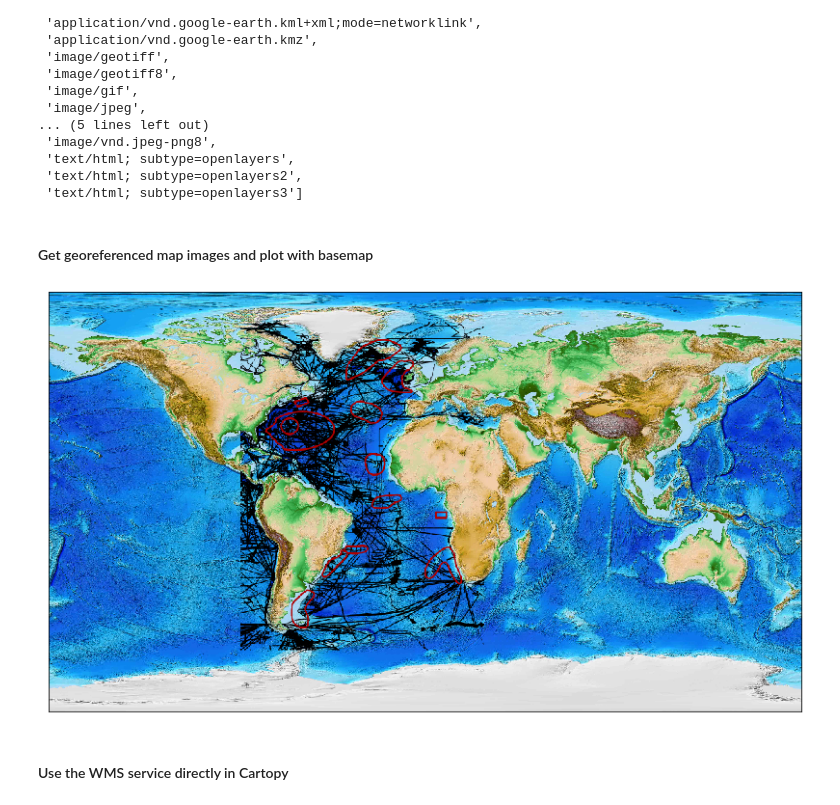
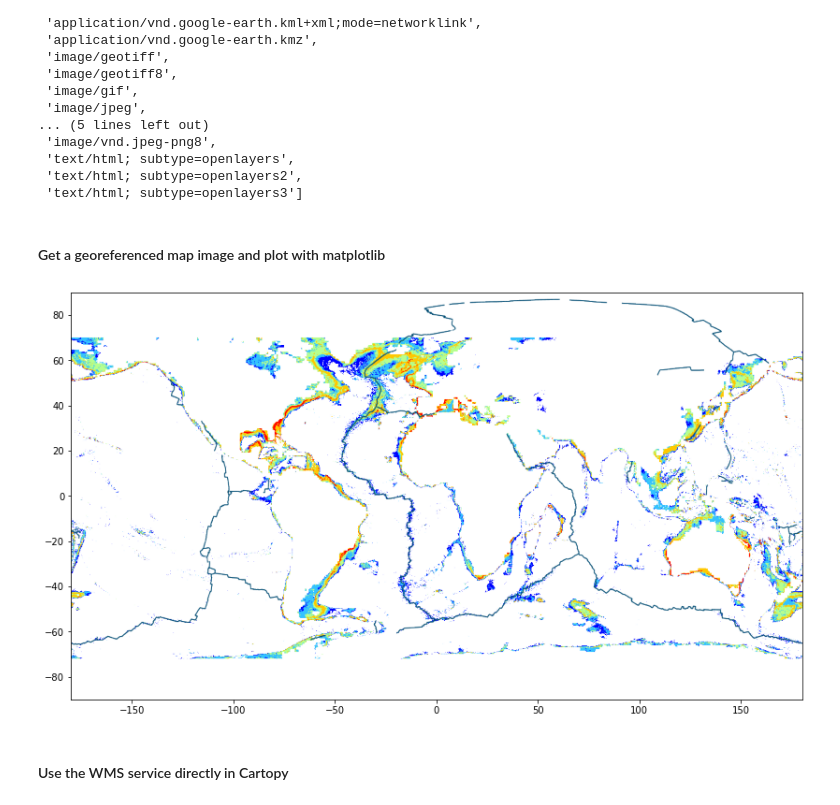
Before and after one commit to iAtlanitcGeoNode/OGC_webservices_workshop, a Jupyter notebook: 2_visualize_data_with_WMS.ipynb, the cells around one changed output. Cells and saved outputs as stored; diff of their text form; code cells hidden in the pictures.

```diff
--- a/2_visualize_data_with_WMS.ipynb
+++ b/2_visualize_data_with_WMS.ipynb
@@ -88,42 +105,42 @@ wms.getOperationByName('GetMap').formatOptions
  'text/html; subtype=openlayers2',
  'text/html; subtype=openlayers3']
 # %% [markdown]
-#### Get georeferenced map images and plot with basemap
+#### Get a georeferenced map image and plot with matplotlib
 # %%
 %matplotlib inline
 import os, sys
 import matplotlib.image as mpimg
 import matplotlib.pyplot as plt
-from mpl_toolkits.basemap import Basemap
 
-def getMap(layerName,bbox,filename):
+def getMap(layerNames,bbox,filename):
     wms.getOperationByName('GetMap').formatOptions
-    img = wms.getmap(layers=[layerName],
+    img = wms.getmap(layers=layerNames,
                  size=(1200,600),
                  srs='EPSG:4326',
                  bbox=bbox,
                  format='image/png',
                  transparent=True)
 
     tmpfile = open(filename,'wb')
     tmpfile.write(img.read())
     tmpfile.close()
 
-getMap('geonode:DCDB_200320_BathyCoverage_iAtlantic',(-180,-90,180,90), 'img/bathymetry.png')
-getMap('geonode:iAtlantic_Research_Areas_merged',(-180,-90,180,90), 'img/research_areas.png')
+# get a georeferenced image combining the the Alcyoniina Habitat Suitability overlaid with the location of Oceanic Ridges
+getMap(
+    layerNames=['geonode:Alcyoniina_Habitat_Suitability','geonode:Oceanic_Ridge'],
+    bbox=(-180,-90,180,90),
+    filename='data/AlcyoniinaHabitatSuitability_and_OceanicRidges.png'
+)
 
-image1=mpimg.imread('img/bathymetry.png')
-image2=mpimg.imread('img/research_areas.png')
+# read the image
+image=mpimg.imread('data/AlcyoniinaHabitatSuitability_and_OceanicRidges.png')
 
+# plot th image
 plt.figure(figsize=(14, 8))
-map = Basemap()
-map.etopo() # get a nice background map
-plt.imshow(image1,extent=[-180,180,-90,90],aspect='auto')
-plt.imshow(image2,extent=[-180,180,-90,90],aspect='auto')
-
+plt.imshow(image,extent=[-180,180,-90,90],aspect='auto')
 plt.show()
 # %% [output]
-[figure, old version]
+[figure, new version]
 # %% [markdown]
 #### Use the WMS service directly in Cartopy
 # %%
```
Also changed, not shown: parts of 5 cells of this notebook, 4 other files.
